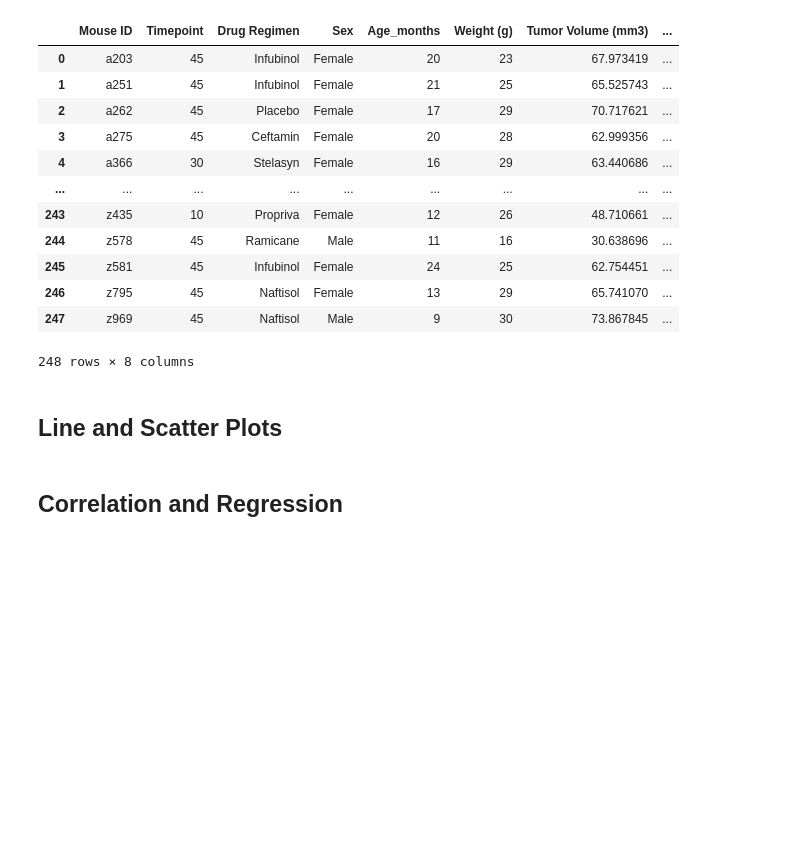
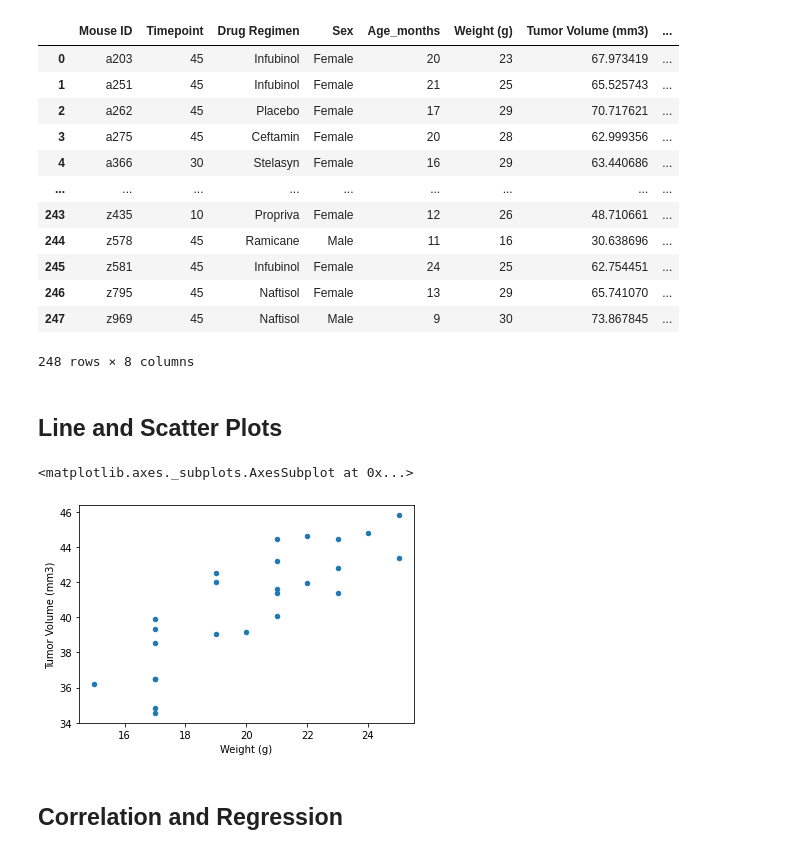
Before and after one commit to cjdance/matplotlib-challenge, a Jupyter notebook: Pymaceuticals/pymaceuticals_starter.ipynb, the cells around one changed output. Cells and saved outputs as stored; diff of their text form; code cells hidden in the pictures; blank space fills up the shorter version.

Commit message:
Workbook now calculates scatter plot for weight vs tumor volume.

```diff
--- a/Pymaceuticals/pymaceuticals_starter.ipynb
+++ b/Pymaceuticals/pymaceuticals_starter.ipynb
@@ -270,6 +275,12 @@ regimen_max_merge
 # Generate a line plot of tumor volume vs. time point for a mouse treated with Capomulin
 # %%
 # Generate a scatter plot of average tumor volume vs. mouse weight for the Capomulin regimen
+capomulin_df = regimen_data_clean.loc[regimen_data_clean['Drug Regimen'] == 'Capomulin']
+capo_ave = capomulin_df.groupby('Mouse ID').mean()
+capo_ave.plot(kind = 'scatter', x = 'Weight (g)', y = 'Tumor Volume (mm3)')
+# %% [output]
+<matplotlib.axes._subplots.AxesSubplot at 0x...>
+[figure, added]
 # %% [markdown]
 ## Correlation and Regression
 # %%
```
Also changed, not shown: parts of 1 cell of this notebook.
